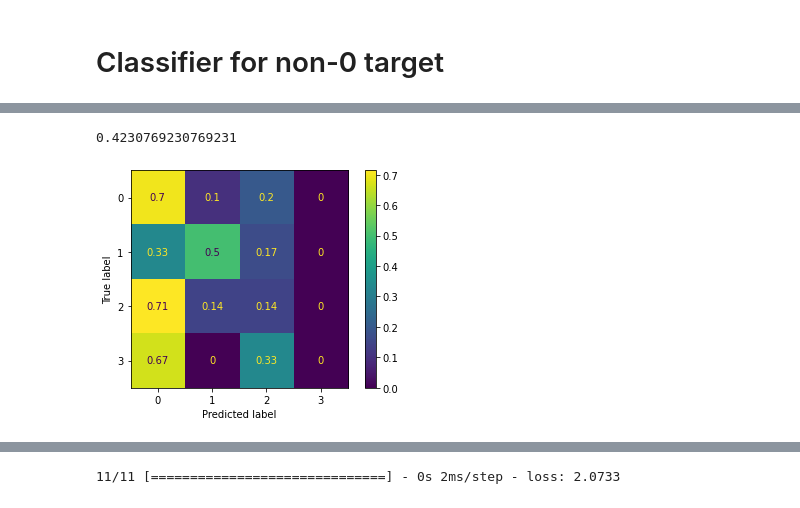
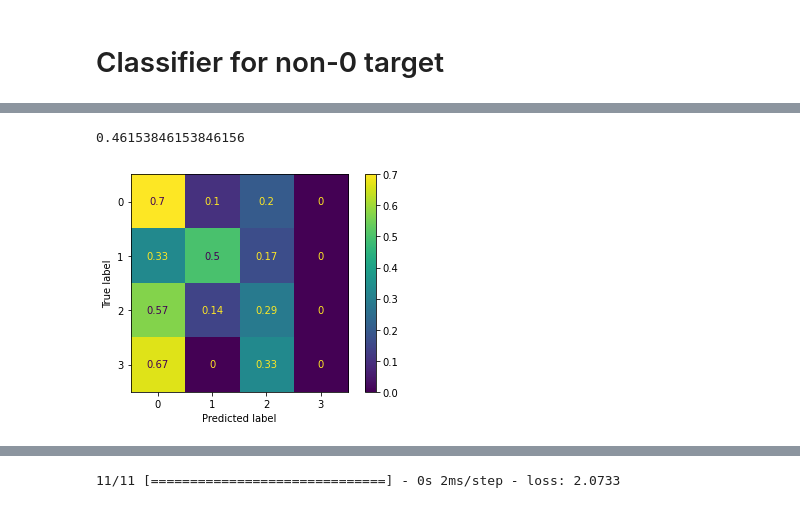
Before and after one commit to annaliu0717/DL2122_Project, a Jupyter notebook: hd_uci_analysis.ipynb, the cells around one changed output, grey strips where cells are left out. Saved outputs shown, nothing was run; the diff lists cells and outputs as text; code cells hidden in the pictures.

```diff
--- a/hd_uci_analysis.ipynb
+++ b/hd_uci_analysis.ipynb
@@ -34,9 +34,12 @@ from sklearn.preprocessing import OneHotEncoder
 from sklearn.metrics import confusion_matrix, ConfusionMatrixDisplay
 import seaborn as sn
 # %%
-# load data
-raw_data = pd.read_csv('Correct_Dataset.csv')
-raw_data = raw_data.drop(labels=['Unnamed: 0'], axis=1)
+raw_data = pd.read_csv('processed.cleveland.data.csv', header=None)
+raw_data
+raw_data.columns = ['Age', 'Sex', 'Chest_Pain', 'Resting_Blood_Pressure', 'Colestrol',
+       'Fasting_Blood_Sugar', 'Rest_ECG', 'MAX_Heart_Rate',
+       'Exercised_Induced_Angina', 'ST_Depression', 'Slope', 'Major_Vessels',
+       'Thalessemia', 'Target']
 print(raw_data.dtypes)
 # check invalid values
 invalid_val = '?'
@@ -44,5 +47,5 @@ invalid_rows = np.where(raw_data==invalid_val)[0]
 print(np.unique(raw_data.Major_Vessels))
 print(np.unique(raw_data.Thalessemia))
 print('In this dataset, there are ' + str(len(invalid_rows)) + ' rows of data contains invalid value')
-print('Size of dataset is ' + str(raw_data.size))
+print('Size of dataset is ' + str(len(raw_data)))
 # %% [output]
@@ -69,9 +72,8 @@ Size of dataset is 4242
 # Remove rows containing invalid values
 data = raw_data.drop(invalid_rows, axis = 0)
 # convert data type of cols Major_Vessels and Thalessemia from object to int
-data.Major_Vessels = data.Major_Vessels.values.astype(np.int64)
-data.Thalessemia = data.Thalessemia.values.astype(np.int64)
-data.apply(np.unique, axis=0)
+data.Major_Vessels = data.Major_Vessels.values.astype(np.float32)
+data.Thalessemia = data.Thalessemia.values.astype(np.float32)
 # check distribution of each features
 fig, axes = plt.subplots(3, int(np.ceil(len(data.columns)/3)), figsize=(15,12))
 axes = axes.flatten()
@@ -133,12 +135,14 @@ def min_max_norm(array):
 def z_score(array):
     return (array - array.mean()) / array.std()
 
-min_max_norm_list = ['Age', 'Resting_Blood_Pressure','Colestrol', 'MAX_Heart_Rate', 'ST_Depression',
-                     'Major_Vessels']
+min_max_norm_list = ['Age','ST_Depression','Major_Vessels']
+z_score_list = ['Resting_Blood_Pressure','Colestrol', 'MAX_Heart_Rate', ]
 
 for f in data.columns[:-1]:
     if f in min_max_norm_list:
         data[f] = min_max_norm(data[f])
+    elif f in z_score_list:
+        data[f] = z_score(data[f])
 
 data.Slope = data.Slope - 2
 data=data.drop('Sex', axis=1)
@@ -386,9 +342,10 @@ for i, col in enumerate(X_train.columns):
 # %%
+X_train, X_test, y_train, y_test = split_data(multi_dataset, test_size=0.2, stratify=True)
 model = RandomForestClassifier(n_estimators=1000, class_weight='balanced')
 model.fit(X_train, y_train)
 pred = model.predict(X_test)
 confusion_matrix_display(y_test.values, pred)
 print(np.mean(y_test.values == pred))
 # %% [output]
-0.4230769230769231
+0.46153846153846156
-[figure, old version]
+[figure, new version]
```
Also changed, not shown: parts of 61 cells of this notebook.
